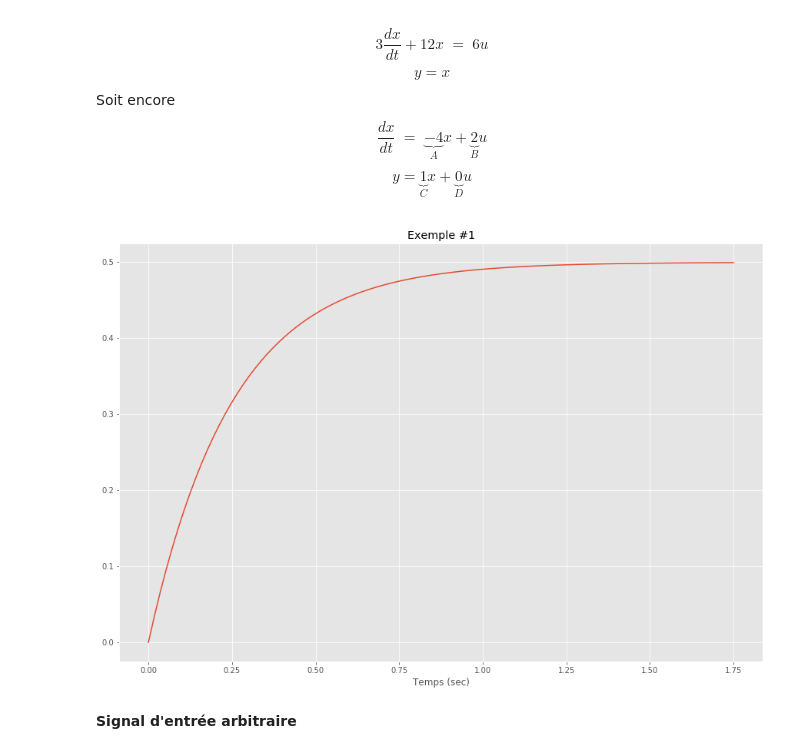
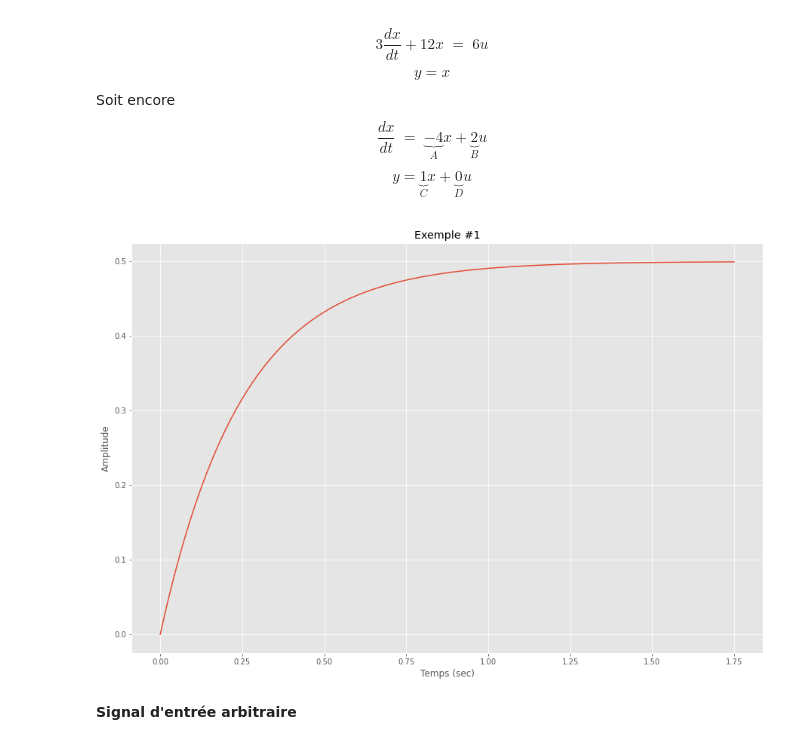
Before and after one commit to a-mhamdi/cosnip, a Jupyter notebook: Python/sys-ctrl/code-smv.ipynb, the cells around one changed output. Cells and saved outputs as stored; diff of their text form; code cells hidden in the pictures.

```diff
--- a/Python/sys-ctrl/code-smv.ipynb
+++ b/Python/sys-ctrl/code-smv.ipynb
@@ -35,16 +44,17 @@ $$y=\underbrace{1}_{C}x+\underbrace{0}_{D}u$$
 # %%
 A, B, C, D = -4.0, 2.0, 1.0, 0.0
 
-sys1 = ss(A, B, C, D)
-t1, y1 = step(sys1)
+sys_1 = ss(A, B, C, D)
+t1, y1 = step(sys_1) # u est un échelon
 
 plt.plot(t1, y1)
 plt.grid(True)
 plt.xlabel('Temps (sec)')
+plt.ylabel('Amplitude')
 plt.title('Exemple #1')
 mikz.save("../mikz/jn/eg-1.tex")
 # %% [output]
-[figure, old version]
+[figure, new version]
 # %% [markdown]
 **Signal d'entrée arbitraire**
 # %%
```
Also changed, not shown: parts of 33 cells of this notebook.
